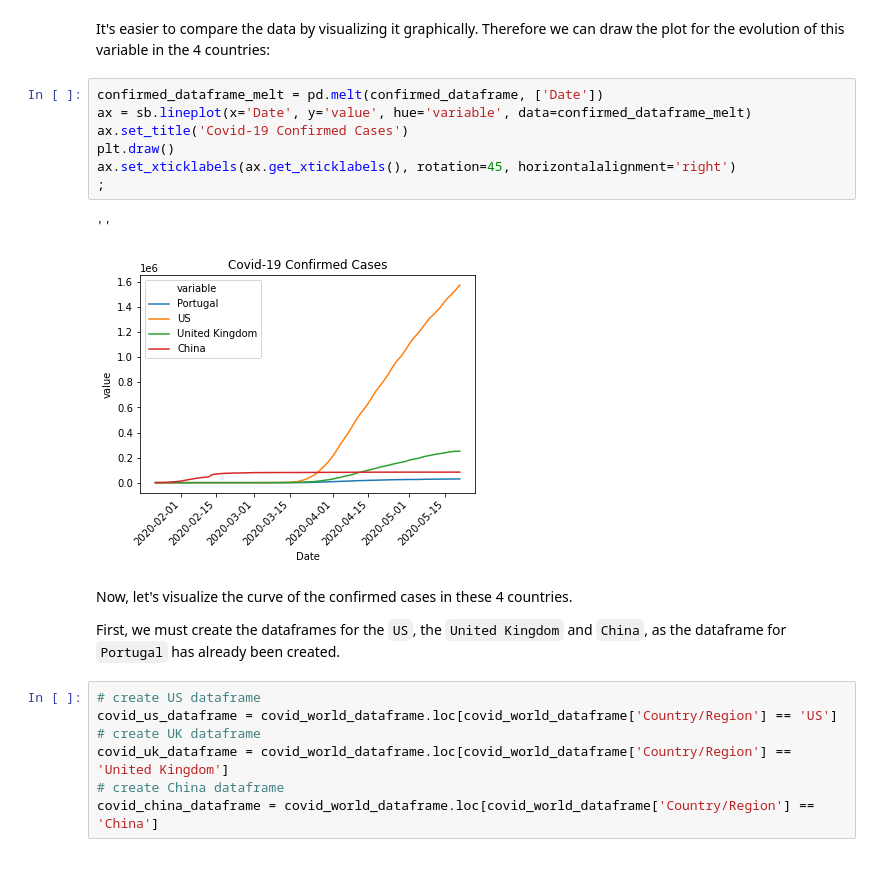
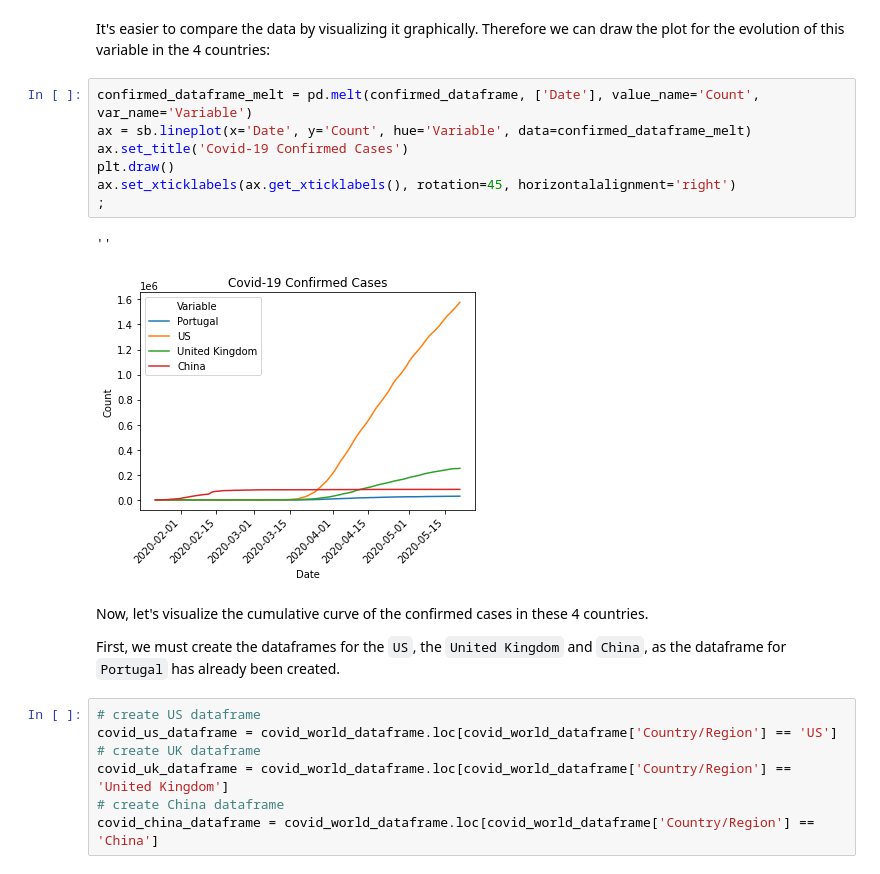
Before and after one commit to diogosmac/covid-forecast-feup-iart, a Jupyter notebook: projects/project2/project.ipynb, the cells around one changed output. Saved outputs shown, nothing was run; the diff lists cells and outputs as text.

```diff
--- a/projects/project2/project.ipynb
+++ b/projects/project2/project.ipynb
@@ -315,17 +321,17 @@ confirmed_dataframe
 # %% [markdown]
 It's easier to compare the data by visualizing it graphically. Therefore we can draw the plot for the evolution of this variable in the 4 countries:
 # %%
-confirmed_dataframe_melt = pd.melt(confirmed_dataframe, ['Date'])
-ax = sb.lineplot(x='Date', y='value', hue='variable', data=confirmed_dataframe_melt)
+confirmed_dataframe_melt = pd.melt(confirmed_dataframe, ['Date'], value_name='Count', var_name='Variable')
+ax = sb.lineplot(x='Date', y='Count', hue='Variable', data=confirmed_dataframe_melt)
 ax.set_title('Covid-19 Confirmed Cases')
 plt.draw()
 ax.set_xticklabels(ax.get_xticklabels(), rotation=45, horizontalalignment='right')
 ;
 # %% [output]
 ''
-[figure, old version]
+[figure, new version]
 # %% [markdown]
-Now, let's visualize the curve of the confirmed cases in these 4 countries.
+Now, let's visualize the cumulative curve of the confirmed cases in these 4 countries.
 
 First, we must create the dataframes for the `US`, the `United Kingdom` and `China`, as the dataframe for `Portugal` has already been created.
 # %%
```
Also changed, not shown: parts of 34 cells of this notebook, 3 other files.
